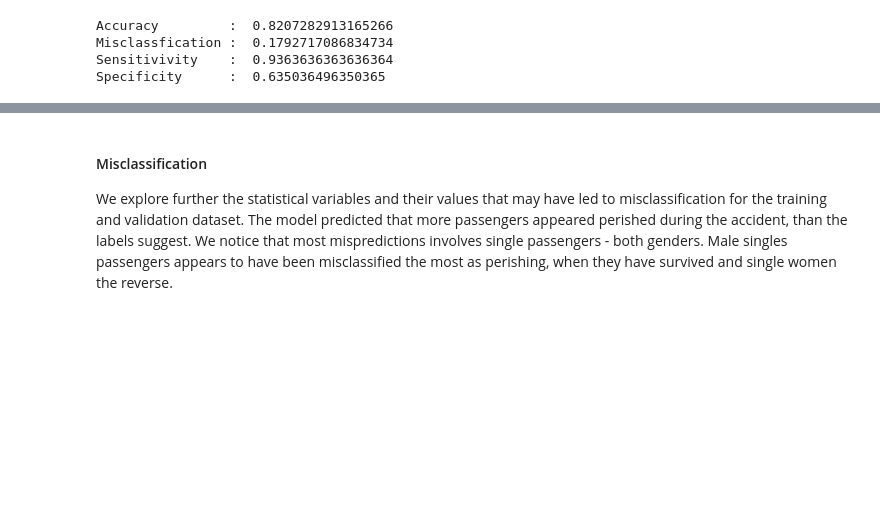
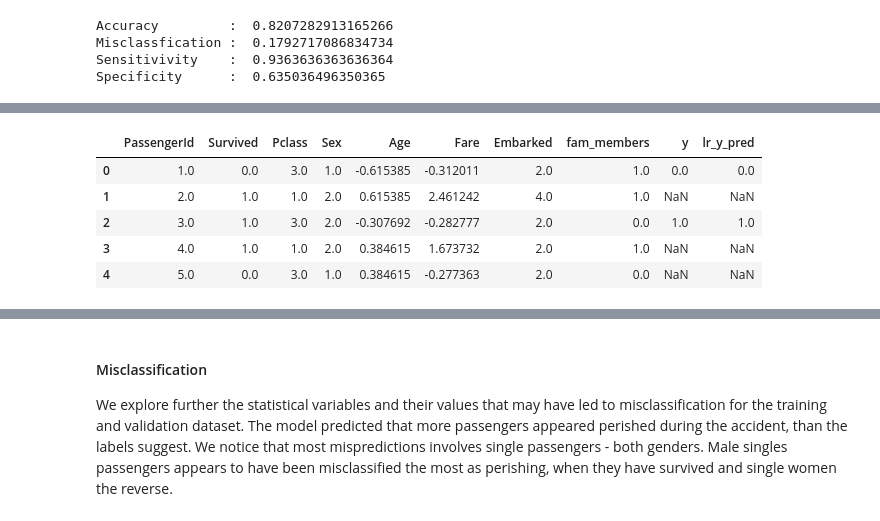
Before and after one commit to patRyserWelch8/KaggleTitanic, a Jupyter notebook: titanic.ipynb, the cells around one changed output, grey strips where cells are left out. Saved outputs shown, nothing was run; the diff lists cells and outputs as text; code cells hidden in the pictures; blank space fills up the shorter version.

```diff
--- a/titanic.ipynb
+++ b/titanic.ipynb
@@ -1251,5 +1253,6 @@ dtype: object
 # %%
-results_test = titanic_test.copy(deep = True)
+results_test  = titanic_test.copy(deep = True)
+results_train = titanic_train.copy(deep = True)
 # %% [markdown]
 # Method : Logistic regression
 
@@ -1334,0 +1332,3 @@ Index(['Pclass', 'Sex', 'fam_members'], dtype='object')
+# %%
+x_train_pass_id = X_train["PassengerId"]
+x_train_pass_id
@@ -1401,0 +1459,7 @@ Specificity      :  0.635036496350365
+# %%
+y_pred = classifier.predict(X_train)
+log_reg_pred                = X_train.copy()
+log_reg_pred["lr_y_pred"]   = y_pred
+log_reg_pred["y"]           = y_train
+log_reg_pred["PassengerId"] = x_train_pass_id
+log_reg_pred.head()
@@ -1401,0 +1473,12 @@ Specificity      :  0.635036496350365
+# %%
+results_train = results_train.merge(log_reg_pred[["PassengerId","y", "lr_y_pred"]],
+                                     on = "PassengerId", how="outer")
+
+results_train.head()
+# %% [output]
+|  | PassengerId | Survived | Pclass | Sex | Age | Fare | Embarked | fam_members | y | lr_y_pred |
+| 0 | 1.0 | 0.0 | 3.0 | 1.0 | -0.615385 | -0.312011 | 2.0 | 1.0 | 0.0 | 0.0 |
+| 1 | 2.0 | 1.0 | 1.0 | 2.0 | 0.615385 | 2.461242 | 4.0 | 1.0 | NaN | NaN |
+| 2 | 3.0 | 1.0 | 3.0 | 2.0 | -0.307692 | -0.282777 | 2.0 | 0.0 | 1.0 | 1.0 |
+| 3 | 4.0 | 1.0 | 1.0 | 2.0 | 0.384615 | 1.673732 | 2.0 | 1.0 | NaN | NaN |
+| 4 | 5.0 | 0.0 | 3.0 | 1.0 | 0.384615 | -0.277363 | 2.0 | 0.0 | NaN | NaN |
```
Also changed, not shown: parts of 193 cells of this notebook.
